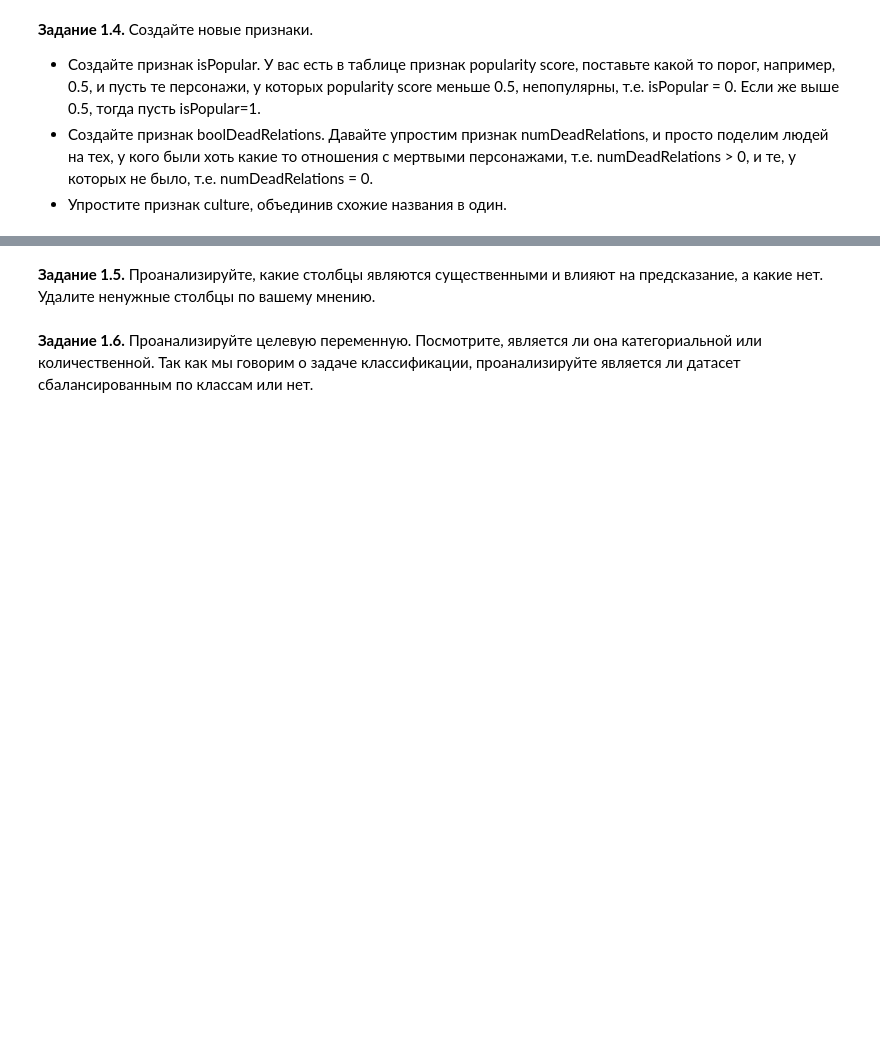
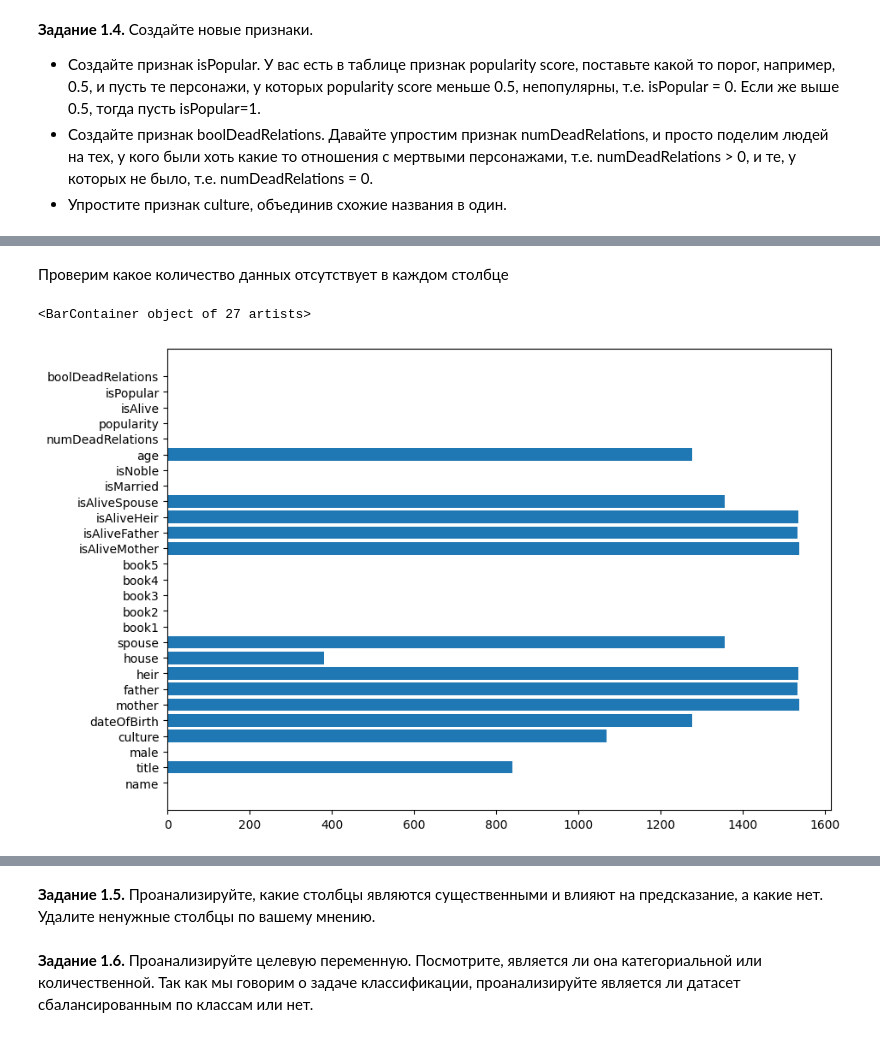
Before and after one commit to episode16/Py, a Jupyter notebook: DLS_mipt/game_of_thrones_hw1/hw_1_game_of_thrones_ipynb.ipynb, the cells around one changed output, grey strips where cells are left out. Cells and saved outputs as stored; diff of their text form; code cells hidden in the pictures; blank space fills up the shorter version.

```diff
--- a/DLS_mipt/game_of_thrones_hw1/hw_1_game_of_thrones_ipynb.ipynb
+++ b/DLS_mipt/game_of_thrones_hw1/hw_1_game_of_thrones_ipynb.ipynb
@@ -197,2 +210,12 @@ df['culture'].value_counts()
 | Pentoshi | 1 |
 dtype: int64
+# %% [markdown]
+Проверим какое количество данных отсутствует в каждом столбце
+# %%
+data = df.isna().sum()
+plt.figure(figsize=(10,7))
+
+plt.barh(data.index, data.values)
+# %% [output]
+<BarContainer object of 27 artists>
+[figure, added]
```
Also changed, not shown: parts of 7 cells of this notebook.
